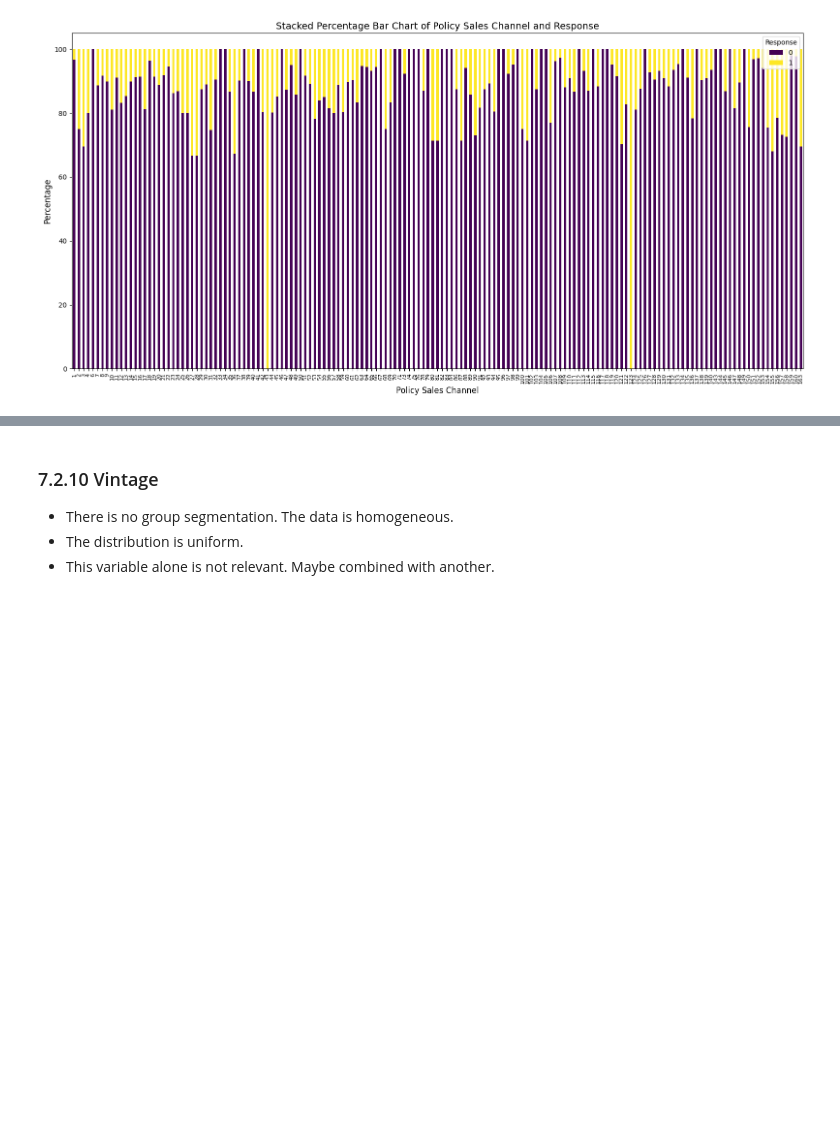
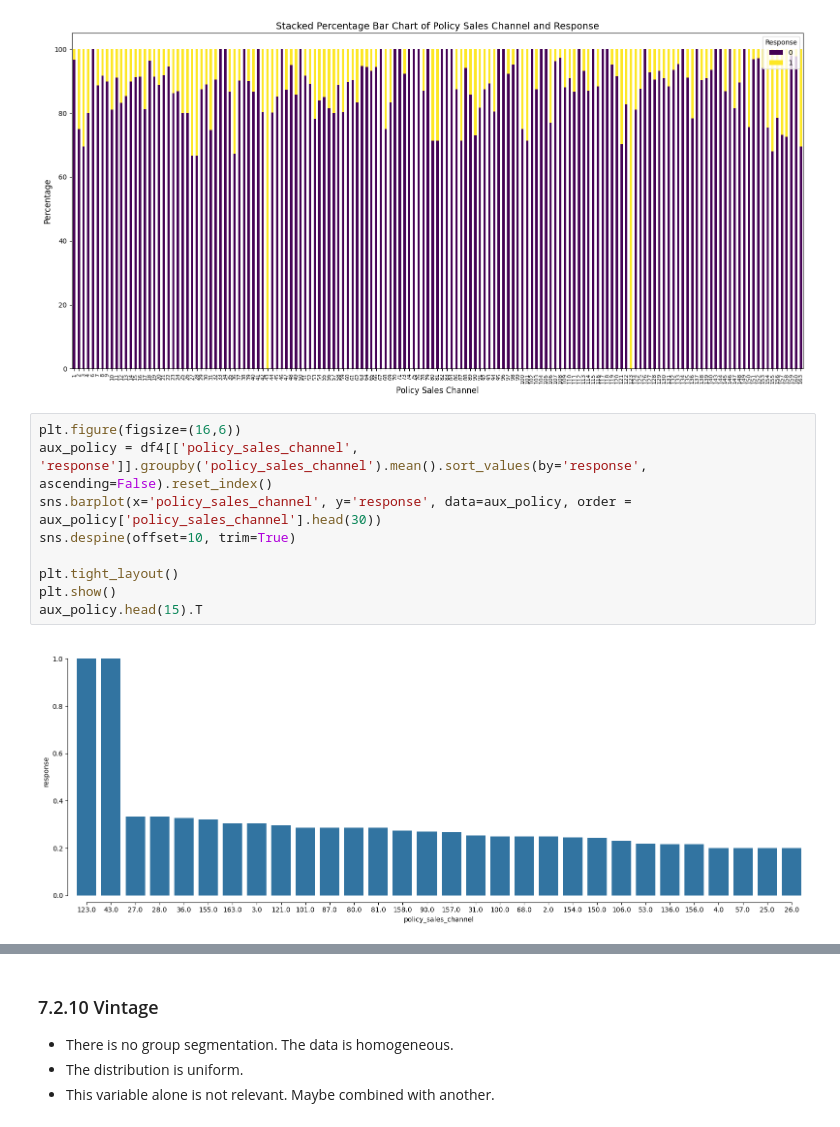
Before and after one commit to felipevalory/InsuranceCrossSell, a Jupyter notebook: notebooks/health_insurance.ipynb, the cells around one changed output, grey strips where cells are left out. Saved outputs shown, nothing was run; the diff lists cells and outputs as text; blank space fills up the shorter version.

```diff
--- a/notebooks/health_insurance.ipynb
+++ b/notebooks/health_insurance.ipynb
@@ -544,3 +616,14 @@ plt.tight_layout()
 plt.show()
 # %% [output]
 [figure]
+# %%
+plt.figure(figsize=(16,6))
+aux_policy = df4[['policy_sales_channel', 'response']].groupby('policy_sales_channel').mean().sort_values(by='response', ascending=False).reset_index()
+sns.barplot(x='policy_sales_channel', y='response', data=aux_policy, order = aux_policy['policy_sales_channel'].head(30))
+sns.despine(offset=10, trim=True)
+
+plt.tight_layout()
+plt.show()
+aux_policy.head(15).T
+# %% [output]
+[figure, added]
```
Also changed, not shown: parts of 32 cells of this notebook, 7 other files.
